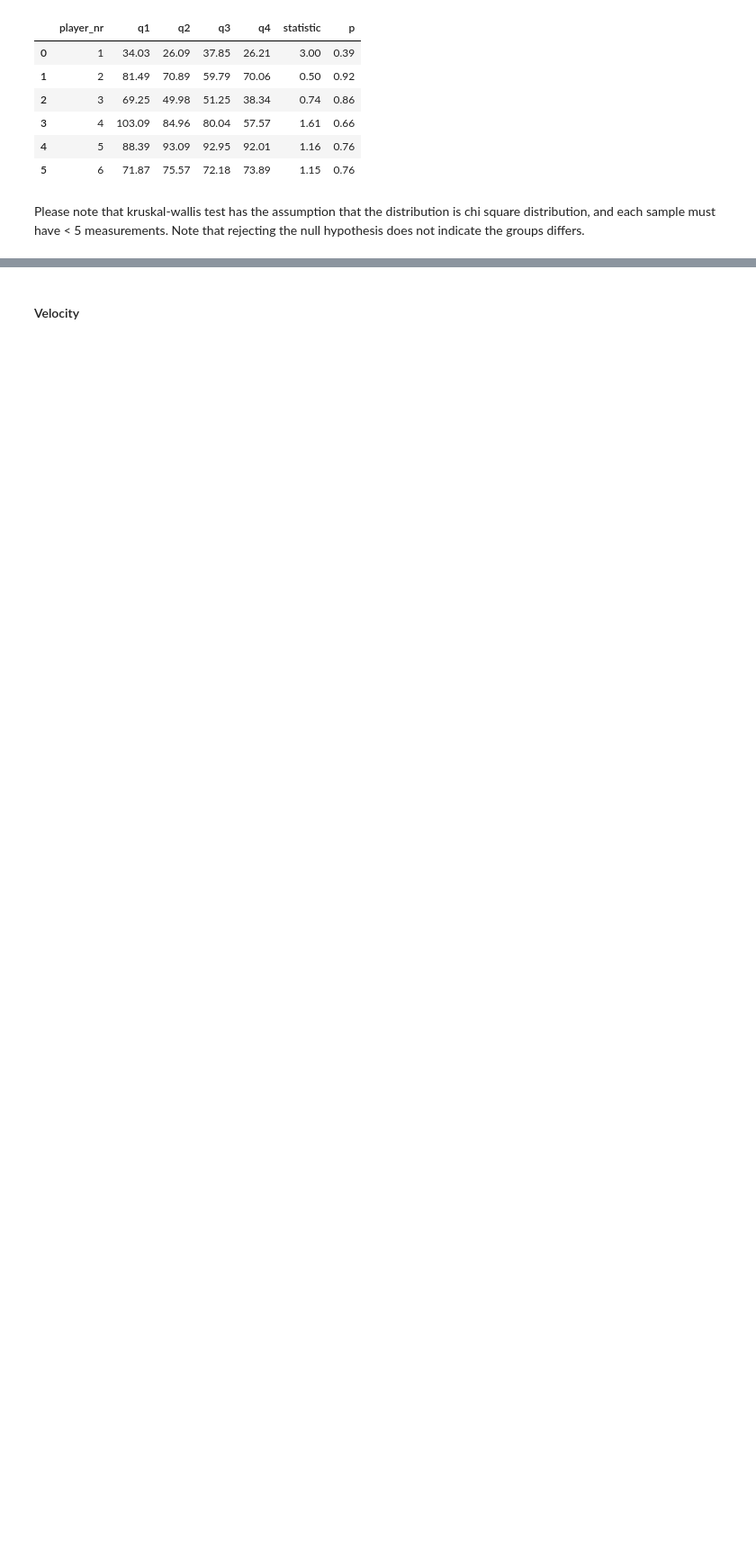
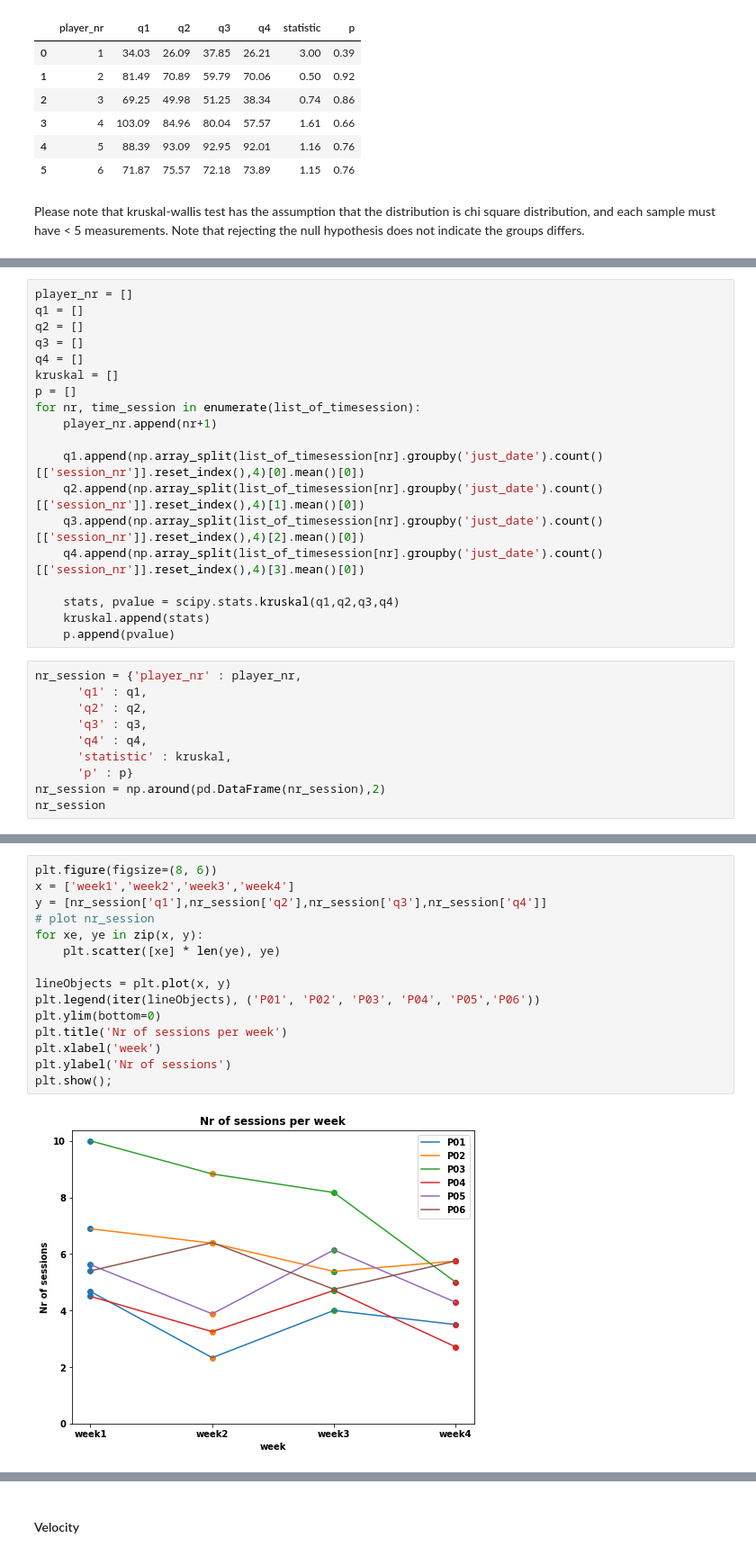
Before and after one commit to doscsy12/robotic_hometherapy, a Jupyter notebook: EDA_summary.ipynb, the cells around one changed output, grey strips where cells are left out. Shown at 90% size. Cells and saved outputs as stored; diff of their text form; blank space fills up the shorter version.

Commit message:
Update usage stats

```diff
--- a/EDA_summary.ipynb
+++ b/EDA_summary.ipynb
@@ -182,0 +191,29 @@ plt.show();
+# %%
+player_nr = []
+q1 = []
+q2 = []
+q3 = []
+q4 = []
+kruskal = []
+p = []
+for nr, time_session in enumerate(list_of_timesession):
+    player_nr.append(nr+1)
+
+    q1.append(np.array_split(list_of_timesession[nr].groupby('just_date').count()[['session_nr']].reset_index(),4)[0].mean()[0])
+    q2.append(np.array_split(list_of_timesession[nr].groupby('just_date').count()[['session_nr']].reset_index(),4)[1].mean()[0])
+    q3.append(np.array_split(list_of_timesession[nr].groupby('just_date').count()[['session_nr']].reset_index(),4)[2].mean()[0])
+    q4.append(np.array_split(list_of_timesession[nr].groupby('just_date').count()[['session_nr']].reset_index(),4)[3].mean()[0])
+
+    stats, pvalue = scipy.stats.kruskal(q1,q2,q3,q4)
+    kruskal.append(stats)
+    p.append(pvalue)
+# %%
+nr_session = {'player_nr' : player_nr,
+      'q1' : q1,
+      'q2' : q2,
+      'q3' : q3,
+      'q4' : q4,
+      'statistic' : kruskal,
+      'p' : p}
+nr_session = np.around(pd.DataFrame(nr_session),2)
+nr_session
@@ -182,0 +233,17 @@ plt.show();
+# %%
+plt.figure(figsize=(8, 6))
+x = ['week1','week2','week3','week4']
+y = [nr_session['q1'],nr_session['q2'],nr_session['q3'],nr_session['q4']]
+# plot nr_session
+for xe, ye in zip(x, y):
+    plt.scatter([xe] * len(ye), ye)
+
+lineObjects = plt.plot(x, y)
+plt.legend(iter(lineObjects), ('P01', 'P02', 'P03', 'P04', 'P05','P06'))
+plt.ylim(bottom=0)
+plt.title('Nr of sessions per week')
+plt.xlabel('week')
+plt.ylabel('Nr of sessions')
+plt.show();
+# %% [output]
+[figure, added]
```
Also changed, not shown: parts of 26 cells of this notebook.
